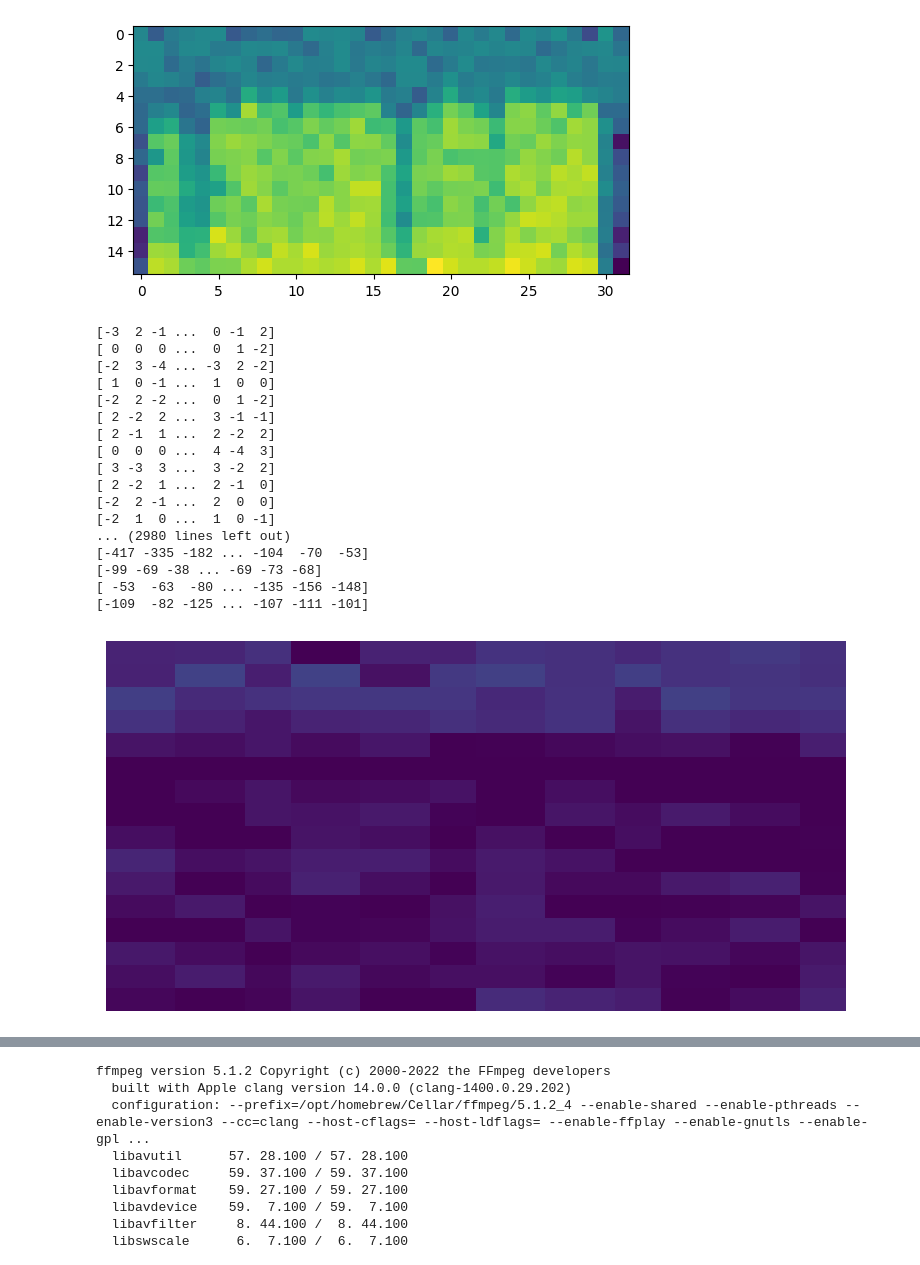
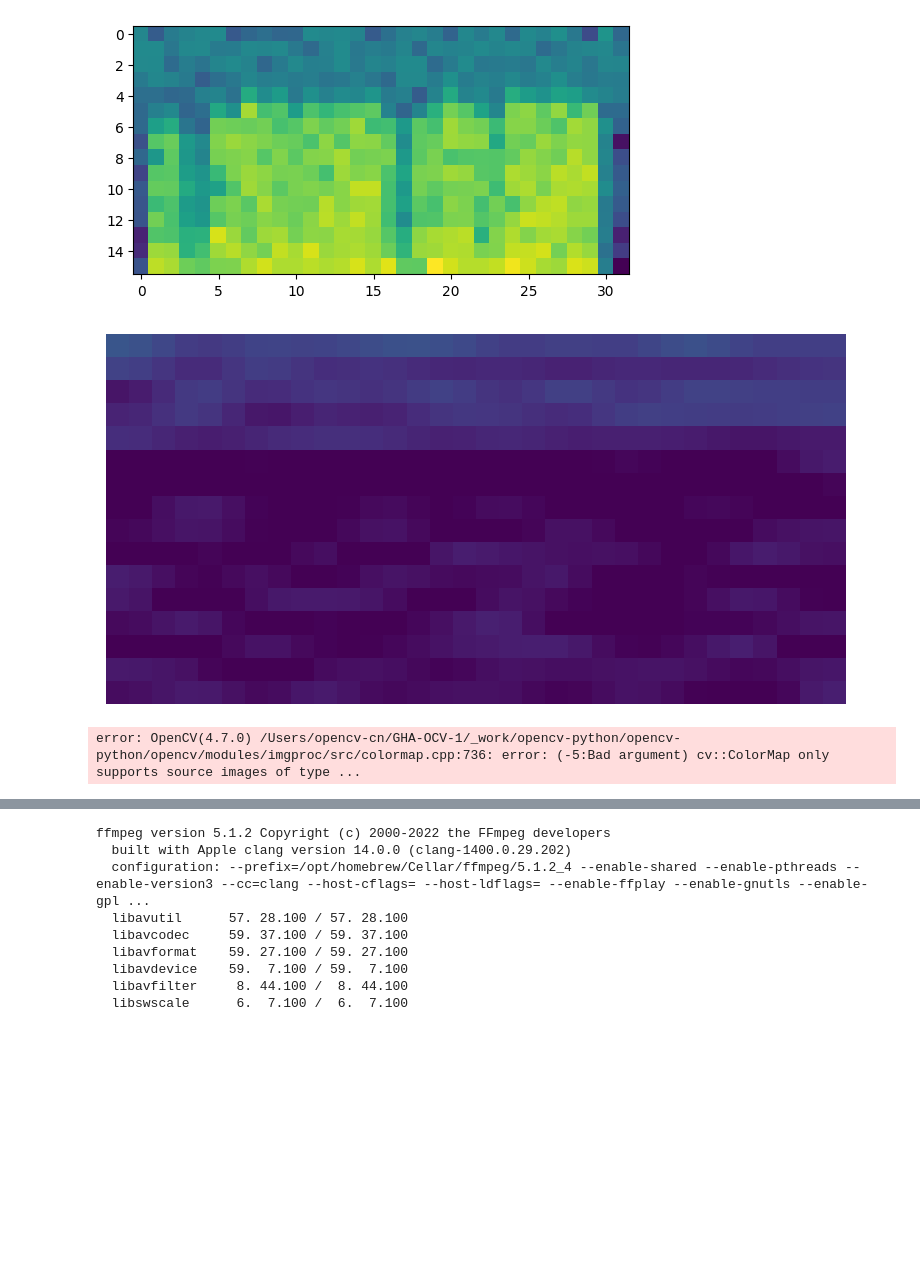
Before and after one commit to rt5-tp/SpectroscopeProto, a Jupyter notebook: JCV.ipynb, the cells around one changed output, grey strips where cells are left out. Saved outputs shown, nothing was run; the diff lists cells and outputs as text; code cells hidden in the pictures; blank space fills up the shorter version.

```diff
--- a/JCV.ipynb
+++ b/JCV.ipynb
@@ -1,6 +1,9 @@
 # %%
 from scipy.io import wavfile
 fs,x = wavfile.read("Cascada - Everytime We Touch (Official Video).wav")
+# %%
+from scipy.io import wavfile
+fs,x = wavfile.read("FastBoi.wav")
 # %%
 from scipy import signal
 f, t, Sxx = signal.spectrogram(x[:,0], fs)
@@ -27,7 +30,7 @@ def logDownScale(arr):
         startline = sum(array[:i])
         endline = sum(array[:i])+array[i]
         # print(startline,endline)
-        lines += [cv.resize(arr[startline:endline,:],(32,1),interpolation=cv.INTER_NEAREST)]
+        lines += [cv.resize(arr[startline+1:endline+1,:],(32,1),interpolation=cv.INTER_CUBIC)]
     return np.concatenate(lines, axis=0)[::-1,:]
 
 
@@ -94,52 +97,58 @@ def animate_core(frame_number):
 
     dbSxx = 10*np.log10(Sxx)
     out = logDownScale(dbSxx)
-    # frames += [out]
+    frames += [out]
     return out
 
 fig = plt.figure()
 
 ax = fig.add_subplot(111)
 
 ax.axis("off")
 ax.spines['top'].set_visible(False)
 ax.spines['right'].set_visible(False)
 ax.spines['bottom'].set_visible(False)
 ax.spines['left'].set_visible(False)
 
 plt.gcf().set_size_inches(8, 4)
 plt.tight_layout()
 
 # im=plt.imshow(animate_core(0),interpolation='none',vmin=-135.41602,vmax=47.808052)
 im=ax.imshow(animate_core(0),interpolation='none',vmin=-70,vmax=47)
 
 # im.axis('off')
 
 def animate(frame_number):
     im.set_array(animate_core(frame_number))
     return [im]
 
 
 anim = animation.FuncAnimation(fig, animate, frames=endFrame,
                                interval = 1000 / fps)
 
-anim.save("test.mp4",fps=fps,extra_args=['-vcodec', 'libx264'],savefig_kwargs={"pad_inches":0})
+anim.save("fast.mp4",fps=fps,extra_args=['-vcodec', 'libx264'],savefig_kwargs={"pad_inches":0})
 # %% [output]
-[-3  2 -1 ...  0 -1  2]
-[ 0  0  0 ...  0  1 -2]
-[-2  3 -4 ... -3  2 -2]
-[ 1  0 -1 ...  1  0  0]
-[-2  2 -2 ...  0  1 -2]
-[ 2 -2  2 ...  3 -1 -1]
-[ 2 -1  1 ...  2 -2  2]
-[ 0  0  0 ...  4 -4  3]
-[ 3 -3  3 ...  3 -2  2]
-[ 2 -2  1 ...  2 -1  0]
-[-2  2 -1 ...  2  0  0]
-[-2  1  0 ...  1  0 -1]
-... (2980 lines left out)
-[-417 -335 -182 ... -104  -70  -53]
-[-99 -69 -38 ... -69 -73 -68]
-[ -53  -63  -80 ... -135 -156 -148]
-[-109  -82 -125 ... -107 -111 -101]
-[figure, old version]
+[figure, new version]
+# %%
+# del range
+out = cv.VideoWriter("outputAgain.mp4", cv.VideoWriter_fourcc(*'mp4v'), fps, (320, 160))
+for i,frame in enumerate(frames):
+    # print(frame.shape)
+    # print(frame)
+    vmin=-20
+    vmax=47
+    vrange=np.abs(vmin)+vmax
+
+    greyNormalFrame = (np.clip(frame+np.abs(vmin),0,vrange)/(vrange)*255).astype(np.uint8)
+    # print(np.amin(greyNormalFrame),np.amax(greyNormalFrame))
+    # framergb = cv.cvtColor(greyNormalFrame,cv.COLOR_GRAY2RGB)
+    framergb = cv.applyColorMap(greyNormalFrame, cv.COLORMAP)
+    # greyToRGBLut =np.array([np.array(range(256)),np.array([255-i for i in range(256)]),np.zeros((256))]).astype(np.uint8)
+    # greyToRGBLut = np.array([255-i for i in range(256)]).astype(np.uint8)
+    # framergb = cv.LUT(framergb,greyToRGBLut)
+
+    out.write(cv.resize(framergb,(320,160),interpolation=cv.INTER_NEAREST))
+out.release()
+!ffmpeg -y -i outputAgain.mp4 -i "Cascada - Everytime We Touch (Official Video).wav" -map 0:v:0 -map 1:a:0 -c:a aac -b:a 192k  FastForTT.mp4
+# %% [output]
+error: OpenCV(4.7.0) /Users/opencv-cn/GHA-OCV-1/_work/opencv-python/opencv-python/opencv/modules/imgproc/src/colormap.cpp:736: error: (-5:Bad argument) cv::ColorMap only supports source images of type ...
```
Also changed, not shown: parts of 1 cell of this notebook, 5 other files.
